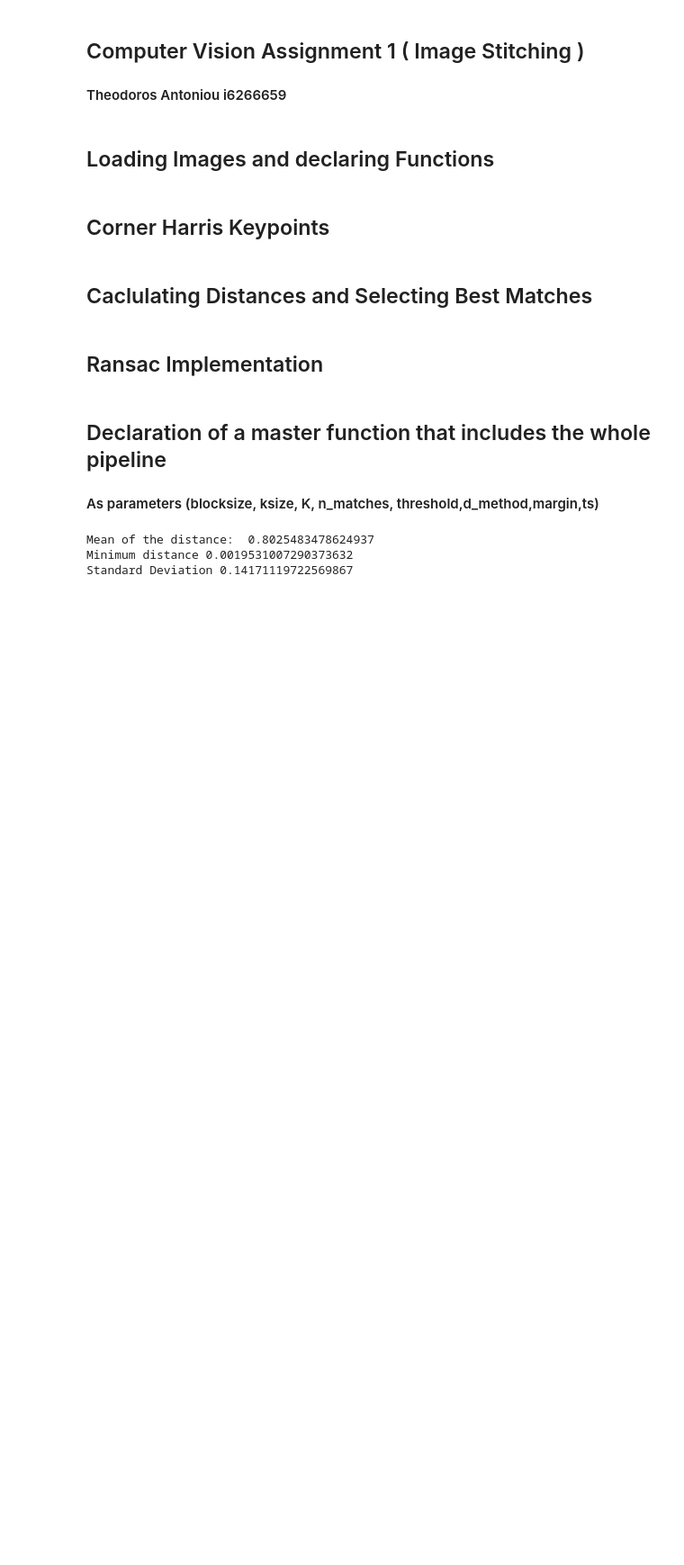
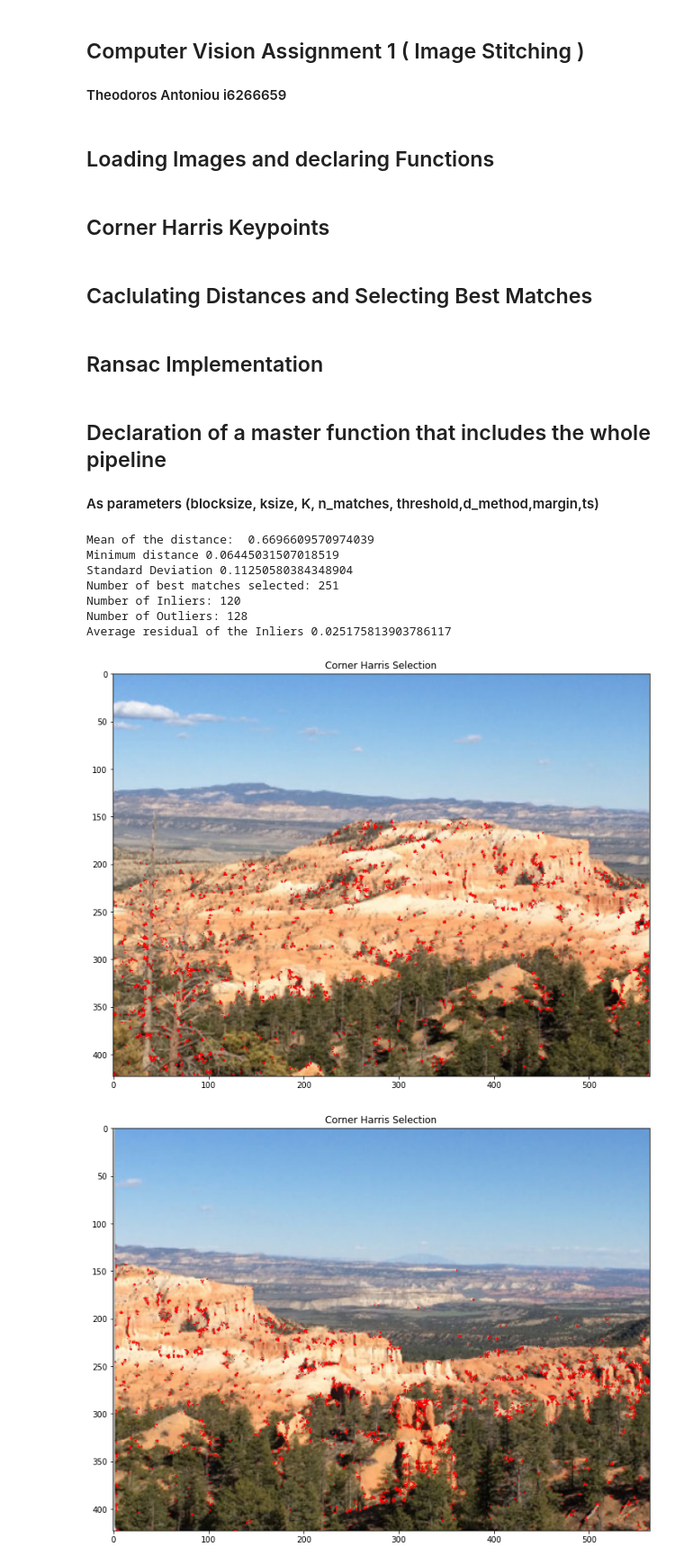
Before and after one commit to theoanto94/Image_Stitching, a Jupyter notebook: Image Stitching.ipynb, the cells around one changed output. Shown at 90% size. Drawn from its saved outputs; the diff is of its cells as text; code cells hidden in the pictures; blank space fills up the shorter version.

```diff
--- a/Image Stitching.ipynb
+++ b/Image Stitching.ipynb
@@ -296,26 +296,32 @@ def Stitch_Images(LEFT_PATH,RIGHT_PATH,blocksize,ksize,K,n_matches,threshold, d_
 # %%
 '''Set the parameters for the Corner Harris default values below
 #blocksize = 2
 #ksize = 3
 #K = 0.04
 threshold = 0.01
 '''
 '''n_matches is the number of the maximum best matches selected default value 400'''
 '''d_method is the distance metric used default 'euclidian' otherwise use 'correlation' '''
 
 ''' Set the Ransac parameter
 Set the parameters for Ransac default values
 margin = 1 ( To be considered Inliner distange)
 ts = 0.9 (Ratio of inliners/all_points )
 '''
 
 '''Define your Desired Images here from the sample_images folder'''
-LEFT_PATH = '../Image_Stitching/sample_images/paris_left.png'
-RIGHT_PATH = '../Image_Stitching/sample_images/paris_right.png'
+LEFT_PATH = '../Image_Stitching/sample_images/leftImage.png'
+RIGHT_PATH = '../Image_Stitching/sample_images/rightImage.png'
 
 Stitch_Images(LEFT_PATH,RIGHT_PATH,blocksize=2,ksize=3,K=0.04,n_matches=500,threshold=0.01,
               d_method='euclidean', margin = 1 , ts = 0.9 )
 # %% [output]
-Mean of the distance:  0.8025483478624937
-Minimum distance 0.0019531007290373632
-Standard Deviation 0.14171119722569867
+Mean of the distance:  0.6696609570974039
+Minimum distance 0.06445031507018519
+Standard Deviation 0.11250580384348904
+Number of best matches selected: 251
+Number of Inliers: 120
+Number of Outliers: 128
+Average residual of the Inliers 0.025175813903786117
+[figure, added]
+[figure, added]
```
Also changed, not shown: parts of 1 cell of this notebook, 2 other files.
